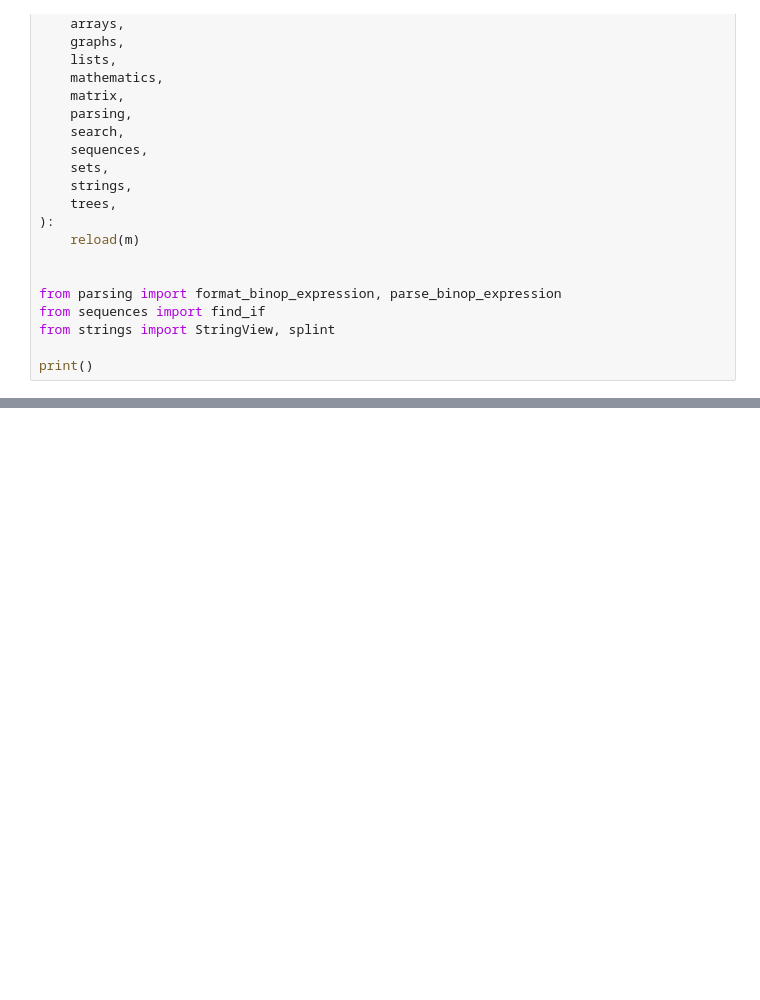
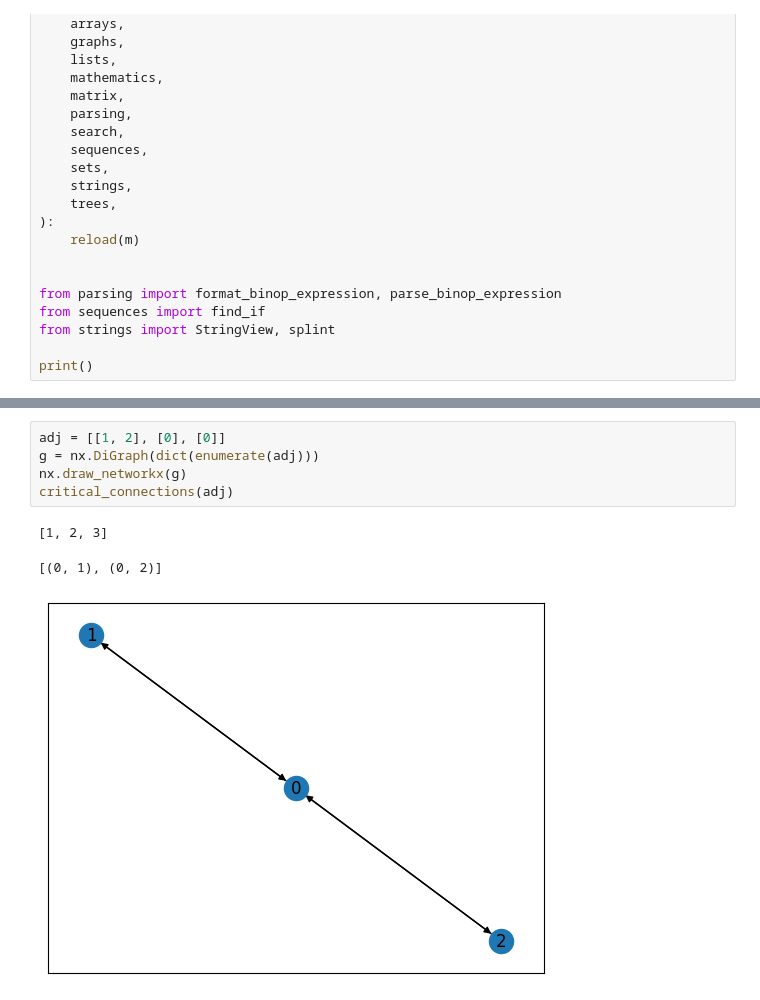
Before and after one commit to czaky/puzzles, a Jupyter notebook: notebook.ipynb, the cells around one changed output, grey strips where cells are left out. Cells and saved outputs as stored; diff of their text form; blank space fills up the shorter version.

```diff
--- a/notebook.ipynb
+++ b/notebook.ipynb
@@ -110,0 +156,9 @@ TypeError: list indices must be integers or slices, not list
+# %%
+adj = [[1, 2], [0], [0]]
+g = nx.DiGraph(dict(enumerate(adj)))
+nx.draw_networkx(g)
+critical_connections(adj)
+# %% [output]
+[1, 2, 3]
+[(0, 1), (0, 2)]
+[figure, added]
```
Also changed, not shown: parts of 12 cells of this notebook, 2 other files.
